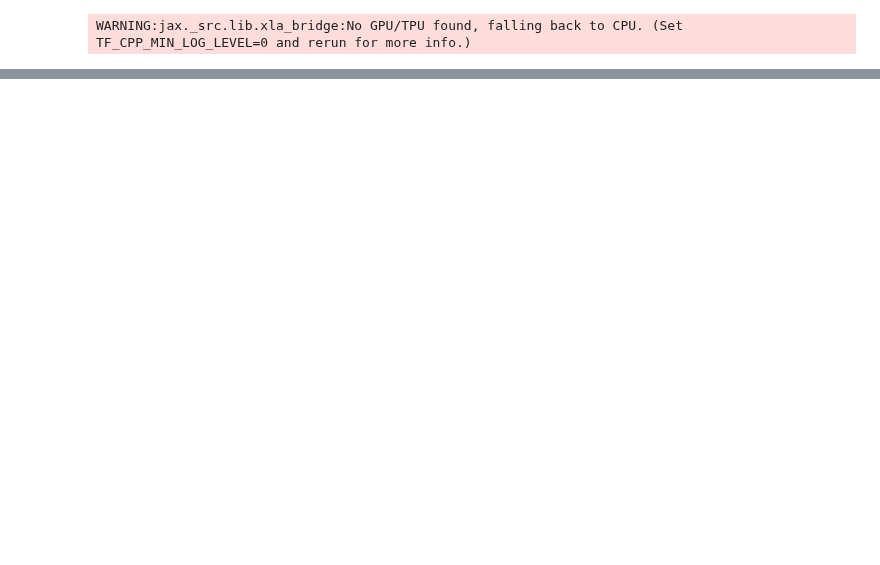
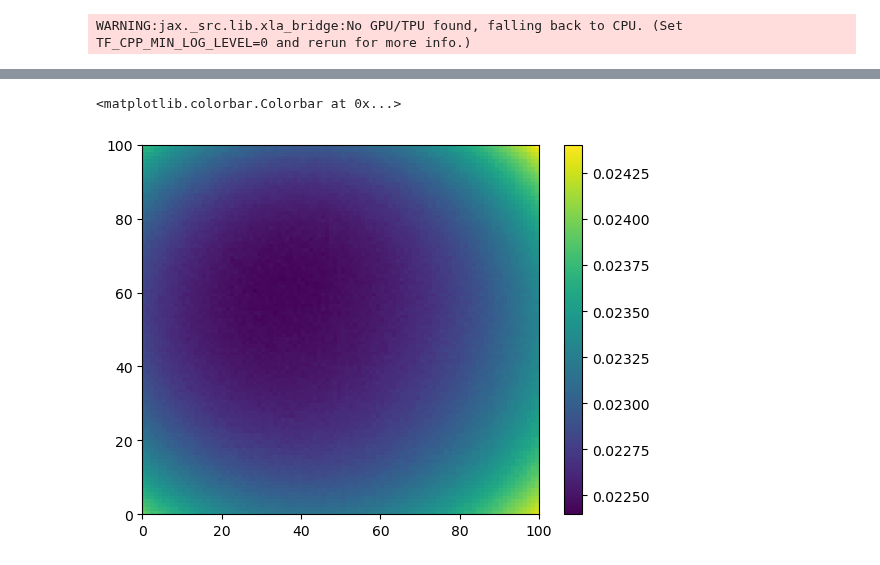
Before and after one commit to LukasEin/jaxgp, a Jupyter notebook: compare_optimizers.ipynb, the cells around one changed output, grey strips where cells are left out. Cells and saved outputs as stored; diff of their text form; code cells hidden in the pictures; blank space fills up the shorter version.

```diff
--- a/compare_optimizers.ipynb
+++ b/compare_optimizers.ipynb
@@ -51,0 +46,6 @@ plt.colorbar()
+# %%
+plt.pcolormesh(stds["arr_1"].reshape(100,100))
+plt.colorbar()
+# %% [output]
+<matplotlib.colorbar.Colorbar at 0x...>
+[figure, added]
```
Also changed, not shown: parts of 9 cells of this notebook, 6 other files.
